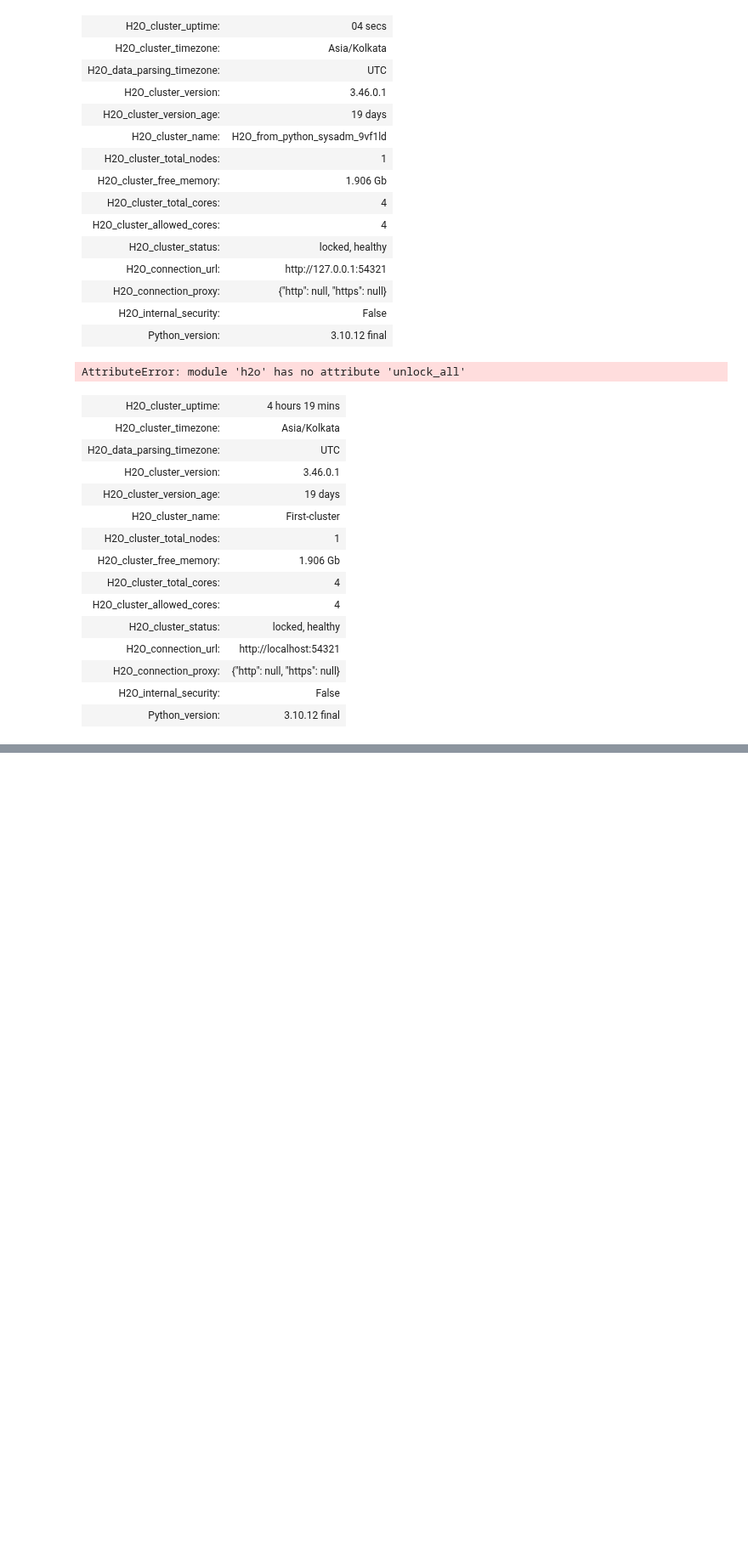
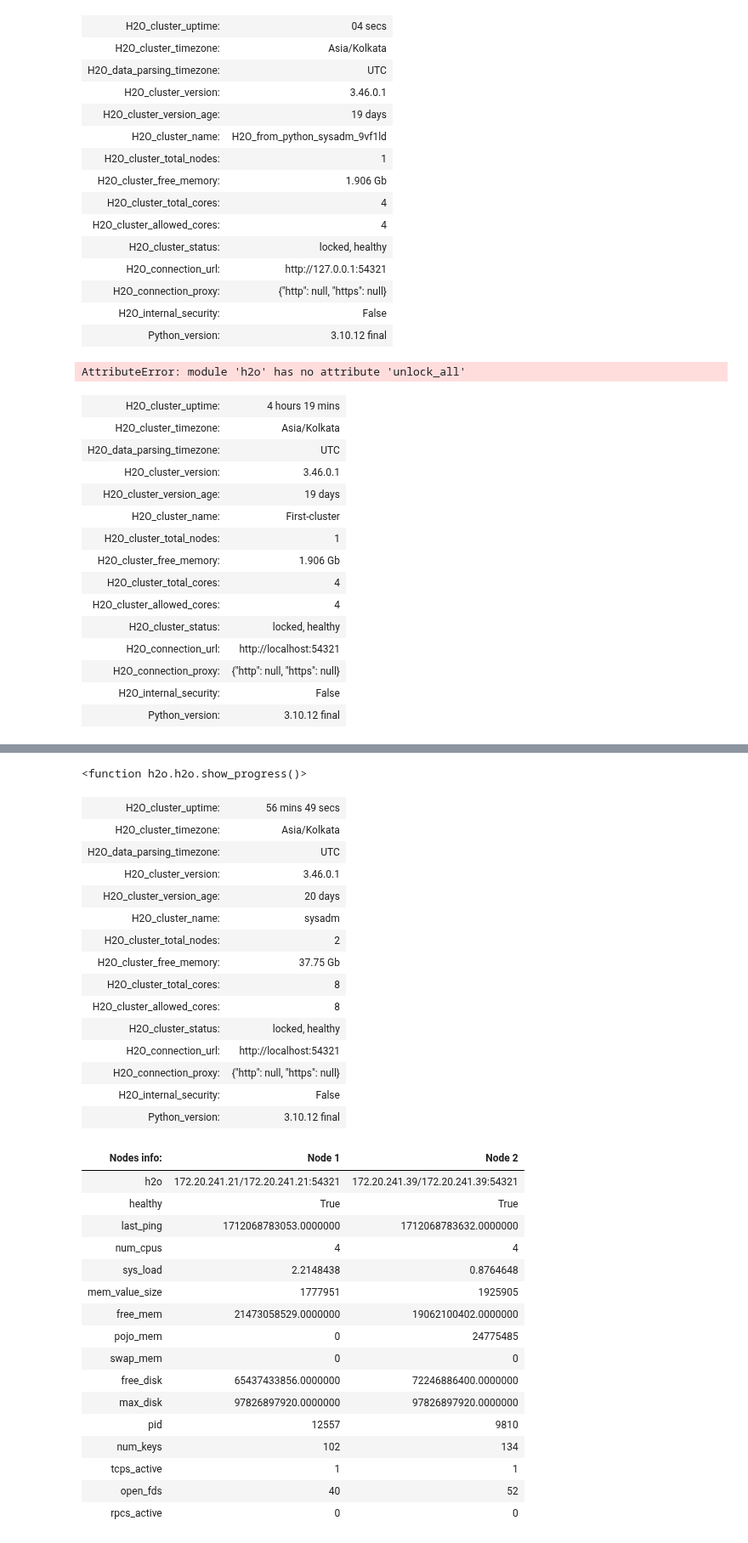
Before and after one commit to biswajit-github-2022/RKMVERI_2ND, a Jupyter notebook: class/ETBDC/h2O/multinode/new.ipynb, the cells around one changed output, grey strips where cells are left out. Shown at 85% size. Saved outputs shown, nothing was run; the diff lists cells and outputs as text; code cells hidden in the pictures; blank space fills up the shorter version.

```diff
--- a/class/ETBDC/h2O/multinode/new.ipynb
+++ b/class/ETBDC/h2O/multinode/new.ipynb
@@ -78,0 +110,39 @@ h2o.shutdown()
+# %%
+h2o.show_progress
+# %% [output]
+<function h2o.h2o.show_progress()>
+# %%
+h2o.cluster_status()
+# %% [output]
+| H2O_cluster_uptime: | 56 mins 49 secs |
+| H2O_cluster_timezone: | Asia/Kolkata |
+| H2O_data_parsing_timezone: | UTC |
+| H2O_cluster_version: | 3.46.0.1 |
+| H2O_cluster_version_age: | 20 days |
+| H2O_cluster_name: | sysadm |
+| H2O_cluster_total_nodes: | 2 |
+| H2O_cluster_free_memory: | 37.75 Gb |
+| H2O_cluster_total_cores: | 8 |
+| H2O_cluster_allowed_cores: | 8 |
+| H2O_cluster_status: | locked, healthy |
+| H2O_connection_url: | http://localhost:54321 |
+| H2O_connection_proxy: | {"http": null, "https": null} |
+| H2O_internal_security: | False |
+| Python_version: | 3.10.12 final |
+| Nodes info: | Node 1 | Node 2 |
+| h2o | 172.20.241.21/172.20.241.21:54321 | 172.20.241.39/172.20.241.39:54321 |
+| healthy | True | True |
+| last_ping | 1712068783053.0000000 | 1712068783632.0000000 |
+| num_cpus | 4 | 4 |
+| sys_load | 2.2148438 | 0.8764648 |
+| mem_value_size | 1777951 | 1925905 |
+| free_mem | 21473058529.0000000 | 19062100402.0000000 |
+| pojo_mem | 0 | 24775485 |
+| swap_mem | 0 | 0 |
+| free_disk | 65437433856.0000000 | 72246886400.0000000 |
+| max_disk | 97826897920.0000000 | 97826897920.0000000 |
+| pid | 12557 | 9810 |
+| num_keys | 102 | 134 |
+| tcps_active | 1 | 1 |
+| open_fds | 40 | 52 |
+| rpcs_active | 0 | 0 |
```
Also changed, not shown: parts of 10 cells of this notebook, 2 other files.
